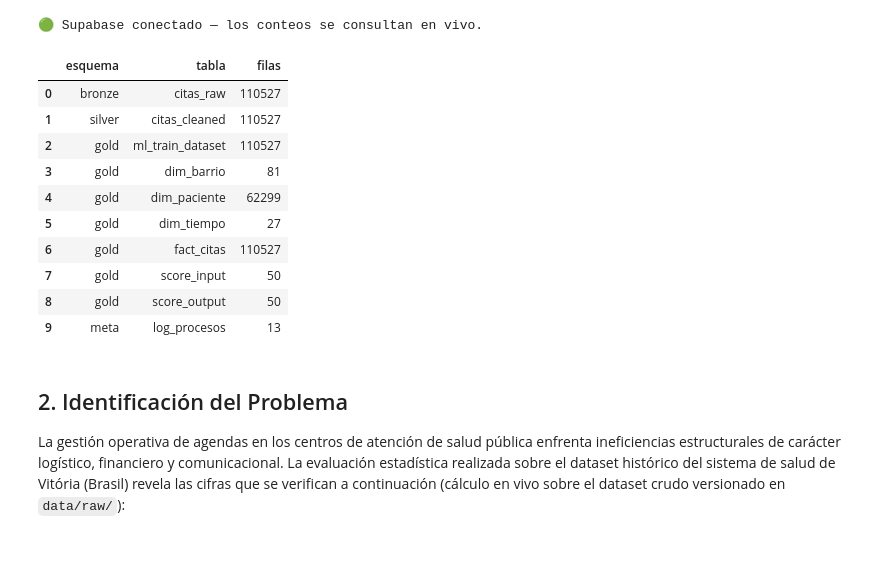
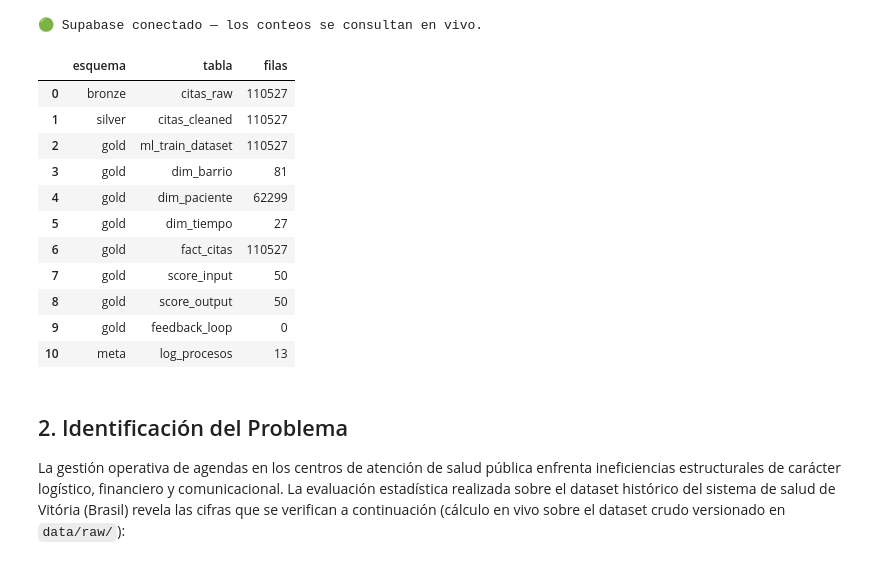
Before and after one commit to 1VEAO/PROYECTO_PRODUCTIVO_IIIA_CITAS_MEDICAS, a Jupyter notebook: notebook/01_informe_cpp2_ejecutable.ipynb, the cells around one changed output. Drawn from its saved outputs; the diff is of its cells as text; code cells hidden in the pictures.

Commit message:
fix: inventario de tablas del notebook incluye feedback_loop (11 tablas, consistente con el DDL)

```diff
--- a/notebook/01_informe_cpp2_ejecutable.ipynb
+++ b/notebook/01_informe_cpp2_ejecutable.ipynb
@@ -48,38 +48,39 @@ tablas = [
     ('bronze', 'citas_raw'), ('silver', 'citas_cleaned'),
     ('gold', 'ml_train_dataset'), ('gold', 'dim_barrio'), ('gold', 'dim_paciente'),
     ('gold', 'dim_tiempo'), ('gold', 'fact_citas'),
-    ('gold', 'score_input'), ('gold', 'score_output'), ('meta', 'log_procesos')
+    ('gold', 'score_input'), ('gold', 'score_output'), ('gold', 'feedback_loop'), ('meta', 'log_procesos')
 ]
 VALORES_VERIFICADOS = {
     ('bronze', 'citas_raw'): 110527, ('silver', 'citas_cleaned'): 110527,
     ('gold', 'ml_train_dataset'): 110527, ('gold', 'dim_barrio'): 81,
     ('gold', 'dim_paciente'): 62299, ('gold', 'dim_tiempo'): 27,
     ('gold', 'fact_citas'): 110527, ('gold', 'score_input'): 50,
-    ('gold', 'score_output'): 50, ('meta', 'log_procesos'): '>= 7'
+    ('gold', 'score_output'): 50, ('gold', 'feedback_loop'): 0, ('meta', 'log_procesos'): '>= 7'
 }
 filas = []
 for esquema, tabla in tablas:
     if supabase is not None:
         try:
             r = supabase.schema(esquema).table(tabla).select('*', count='exact').limit(0).execute()
             filas.append({'esquema': esquema, 'tabla': tabla, 'filas': r.count})
             continue
         except Exception:
             pass
     filas.append({'esquema': esquema, 'tabla': tabla, 'filas': VALORES_VERIFICADOS[(esquema, tabla)]})
 pd.DataFrame(filas)
 # %% [output]
 |  | esquema | tabla | filas |
 | 0 | bronze | citas_raw | 110527 |
 | 1 | silver | citas_cleaned | 110527 |
 | 2 | gold | ml_train_dataset | 110527 |
 | 3 | gold | dim_barrio | 81 |
 | 4 | gold | dim_paciente | 62299 |
 | 5 | gold | dim_tiempo | 27 |
 | 6 | gold | fact_citas | 110527 |
 | 7 | gold | score_input | 50 |
 | 8 | gold | score_output | 50 |
-| 9 | meta | log_procesos | 13 |
+| 9 | gold | feedback_loop | 0 |
+| 10 | meta | log_procesos | 13 |
 # %% [markdown]
 ## 2. Identificación del Problema
 
```
Also changed, not shown: 1 other file.
